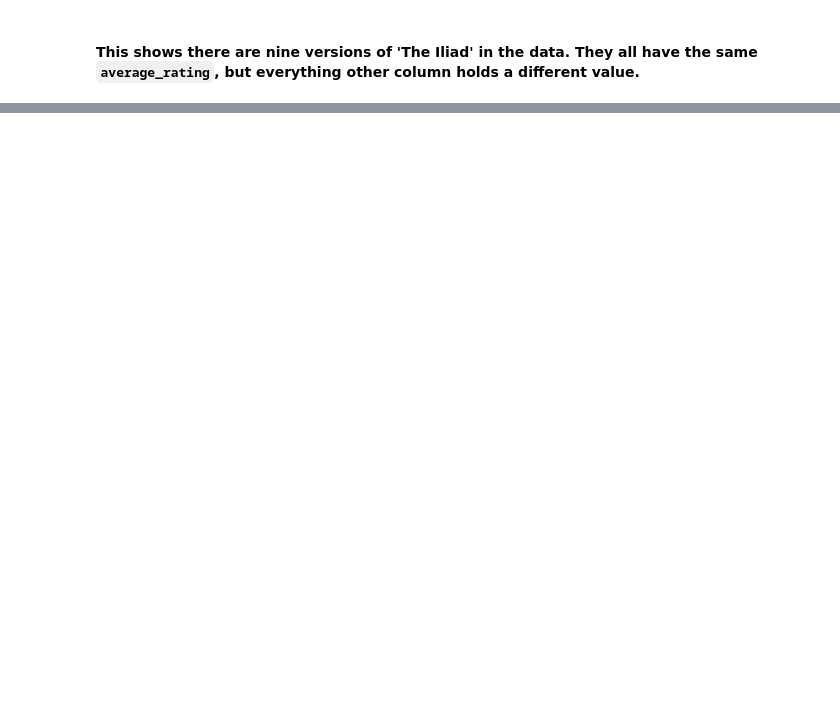
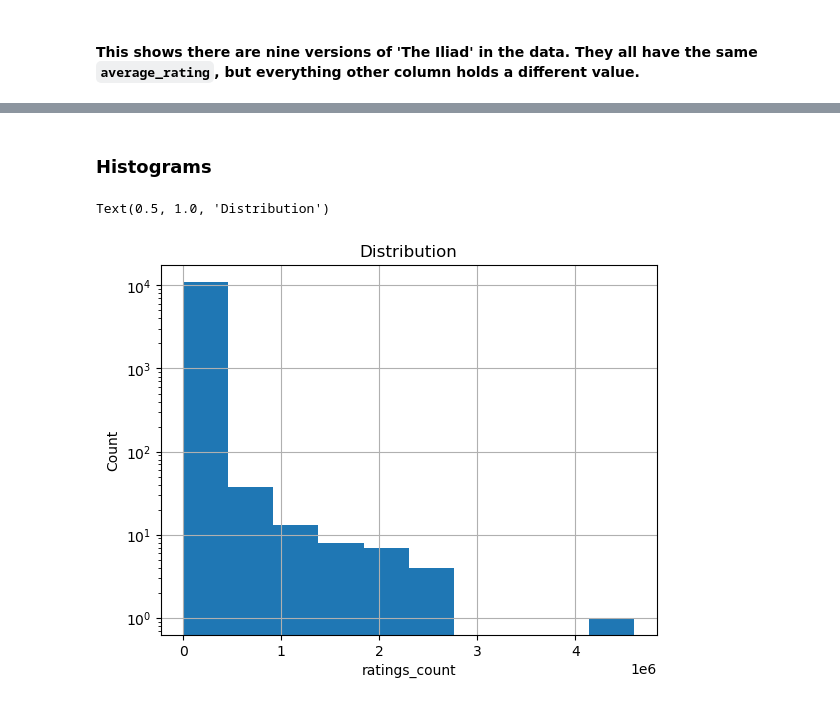
Before and after one commit to adaves/Capstone_Two, a Jupyter notebook: notebooks/Capstone_data_wrangling.ipynb, the cells around one changed output, grey strips where cells are left out. Drawn from its saved outputs; the diff is of its cells as text; code cells hidden in the pictures; blank space fills up the shorter version.

```diff
--- a/notebooks/Capstone_data_wrangling.ipynb
+++ b/notebooks/Capstone_data_wrangling.ipynb
@@ -194,0 +213,12 @@ df[df['title'] == 'The Iliad']
+# %% [markdown]
+### Histograms
+# %%
+# histogram of ratings_count column
+df.ratings_count.hist(bins=10, log=True)
+
+plt.xlabel('ratings_count')
+plt.ylabel('Count')
+plt.title('Distribution')
+# %% [output]
+Text(0.5, 1.0, 'Distribution')
+[figure, added]
```
Also changed, not shown: parts of 27 cells of this notebook.
